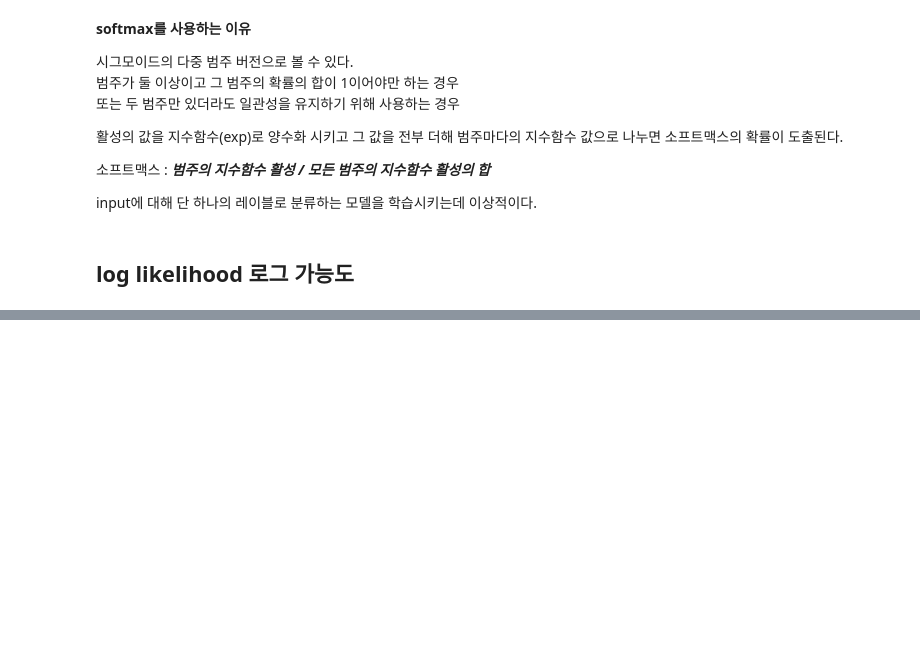
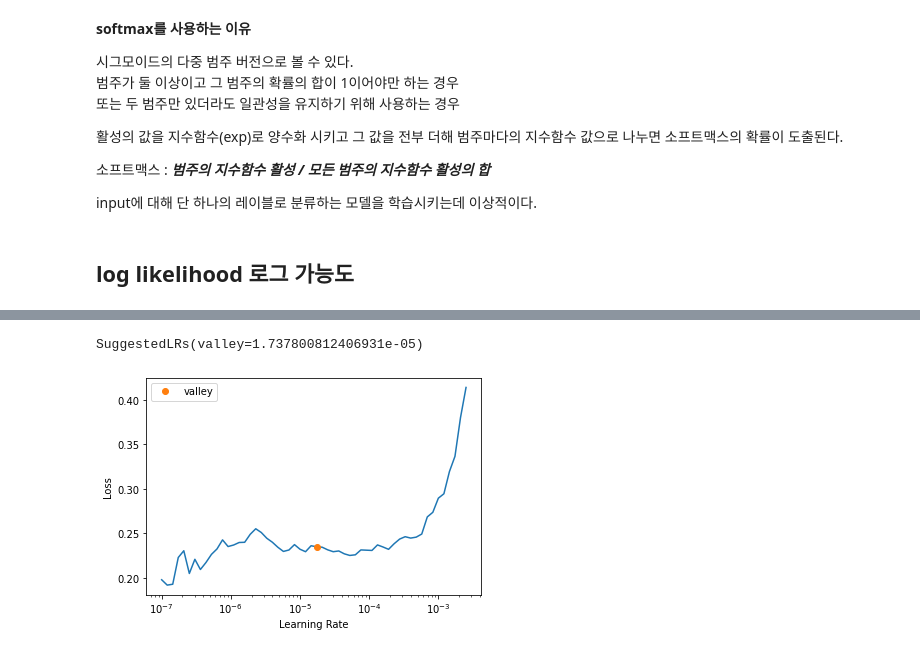
Before and after one commit to 2naff/fastai, a Jupyter notebook: Lesson5.ipynb, the cells around one changed output, grey strips where cells are left out. Drawn from its saved outputs; the diff is of its cells as text; code cells hidden in the pictures; blank space fills up the shorter version.

```diff
--- a/Lesson5.ipynb
+++ b/Lesson5.ipynb
@@ -232,0 +285,6 @@ tensor([-0.0025, -0.5336, -0.0247, -0.8862, -0.7508, -0.7080])
+# %%
+# 미세조정문제는 신중하게 사전학습된 가중치를 망가뜨리지 않고,
+# 추가된 선형계층의 임의가중치를 새로운 작업을 올바르게 푸는 가중치로 바꾸는 작업
+
+learn = cnn_learner(dls, resnet34, metrics = error_rate)
+learn.fit_one_cycle(3, 3e-3)
@@ -232,0 +299,4 @@ tensor([-0.0025, -0.5336, -0.0247, -0.8862, -0.7508, -0.7080])
+# %%
+
+learn.lr_find()
+# %% [output]
@@ -232,0 +304,2 @@ tensor([-0.0025, -0.5336, -0.0247, -0.8862, -0.7508, -0.7080])
+SuggestedLRs(valley=1.737800812406931e-05)
+[figure, added]
```
Also changed, not shown: parts of 35 cells of this notebook, 1 other file.
